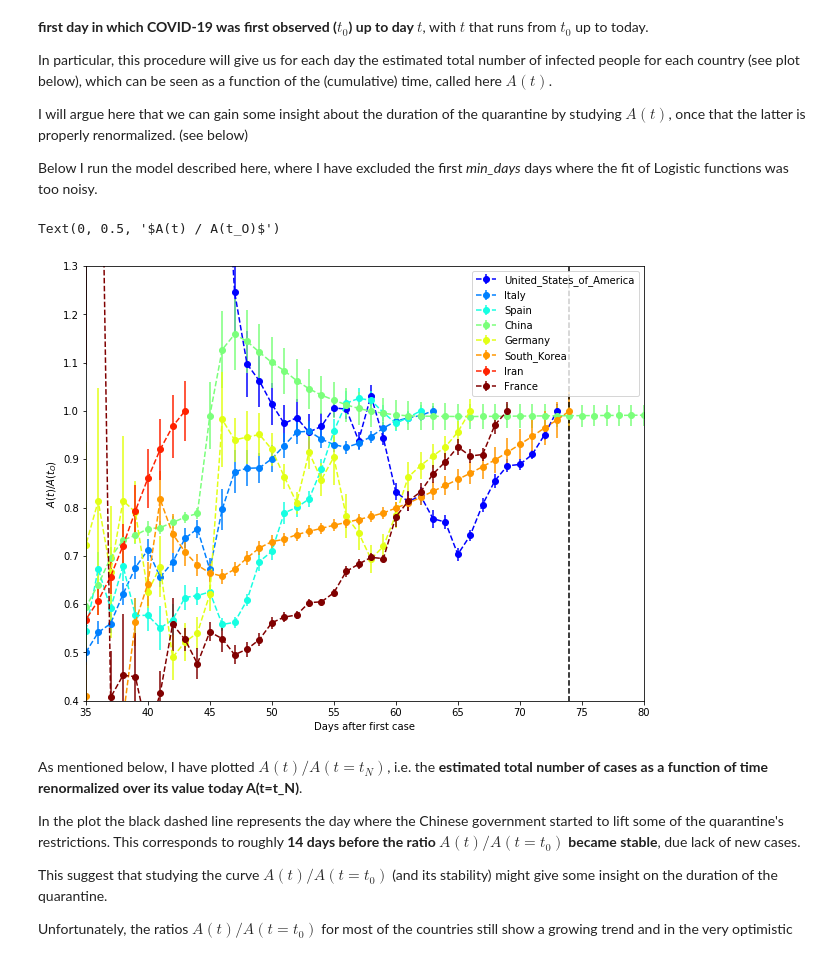
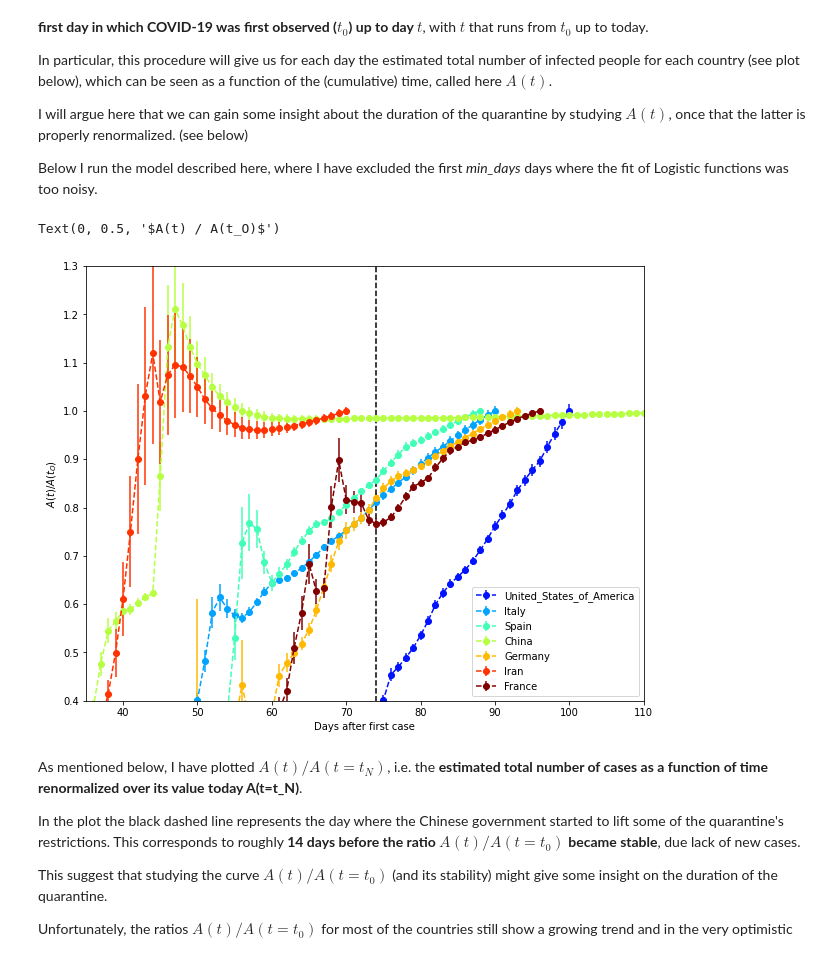
Before and after one commit to lalbrizzo/COVID-19-models-and-forecast-, a Jupyter notebook: COVID-19 - Quarantine duration.ipynb, the cells around one changed output. Cells and saved outputs as stored; diff of their text form; code cells hidden in the pictures.

```diff
--- a/COVID-19 - Quarantine duration.ipynb
+++ b/COVID-19 - Quarantine duration.ipynb
@@ -28,6 +28,8 @@ In order to that, I define here some function that will be handy for future anal
 import pandas as pd
 import numpy as np
 import matplotlib.pyplot as plt
+import warnings
+warnings.filterwarnings('ignore')
 
 from lmfit.models import ExponentialModel
 from lmfit.models import StepModel
@@ -80,12 +82,18 @@ import scipy
 
 
 def rate_estimate(x,n_bay_0=0,n_bay_1=0):
+    """
+    Estimate of the mortality rate using beta function
+    """
     rate = scipy.stats.beta.ppf(0.5 ,
                                 x[0]+n_bay_0+1,
                                (x[1]+n_bay_1)-(x[0]+n_bay_0)+1)
     return rate
 
 def confidence_beta_distribution(x, alpha=0.90, n_bay_0=0,n_bay_1=0):
+    """
+    Estimate of the confidence intervals of the mortality rate using beta function
+    """
     lower = scipy.stats.beta.ppf((1.0 - alpha)/2.0 ,
                                 x[0]+n_bay_0+1,
                                (x[1]+n_bay_1)-(x[0]+n_bay_0)+1)
@@ -134,7 +142,7 @@ After loading the dataset, and I have create a dataframe for each country taken
 
 Moreover, in order to able to compare results among different countries, I have created, for each dataset, a column called "number_days" which represents the days passed from the first case.
 # %%
-df_world = pd.read_csv("COVID-19-geographic-disbtribution-worldwide-2020-04-03.csv")
+df_world = pd.read_csv("COVID-19-geographic-disbtribution-worldwide-2020-04-30.csv")
 df_world.head(5)
 # %% [output]
 |  | dateRep | day | month | year | cases | deaths | countriesAndTerritories | geoId | ... |
@@ -488,7 +478,7 @@ Below I run the model described here, where I have excluded the first _min_days_
 # %%
 countries = ['United_States_of_America', 'Italy',
              'Spain', 'China',
-             'Germany', 'South_Korea',
+             'Germany',
              'Iran','France']
 
 cmap = plt.cm.get_cmap("jet", len(countries)+1)
@@ -514,36 +504,36 @@ for country in countries:
                                                 df["number_days"],
                                                 df["Total_cumulative_Cases"],
                                                 model_log,
                                                 position_param=0,
                                                 min_days=30)
 
     dict_of_df[values_name] = values_amplitude_per_day
     dict_of_df[stderr_name] = stderr_amplitude_per_day
     dict_of_df[red_chi_name] = red_chi_log
 
     relative_error = stderr_amplitude_per_day / values_amplitude_per_day
 
     filter_error = relative_error < 1.0 #excludying values that have error that are "too high"
 
     plt.errorbar(df["number_days"][30:len(df)+1][filter_error],
              values_amplitude_per_day[filter_error] / values_amplitude_per_day[-1],
              linestyle = '--',
              marker = 'o',
              color = cmap(i),
              yerr = stderr_amplitude_per_day[filter_error] / values_amplitude_per_day[-1] ,
              ecolor = cmap(i),
              label=country)
 
 
 plt.ylim(0.4,1.3)
-plt.xlim(35,80)
+plt.xlim(35,110)
 plt.vlines(74,-10,30, linestyles='--') #"end of quarantine" in China
-plt.legend()
+plt.legend(loc="lower right")
 plt.xlabel("Days after first case")
 plt.ylabel("$A(t) / A(t_O)$")
 # %% [output]
 Text(0, 0.5, '$A(t) / A(t_O)$')
-[figure, old version]
+[figure, new version]
 # %% [markdown]
 As mentioned below, I have plotted $A(t) / A(t=t_N)$, i.e. the **estimated total number of cases as a function of time renormalized over its value today  A(t=t_N)**.
 
```
Also changed, not shown: parts of 5 cells of this notebook, 9 other files.
